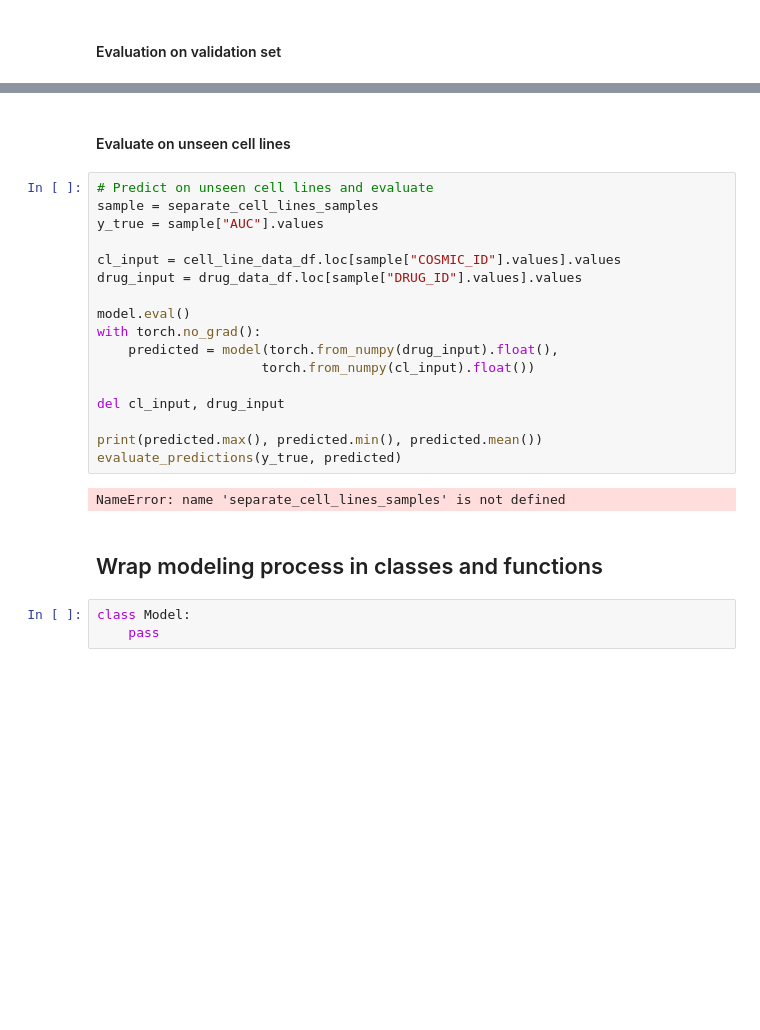
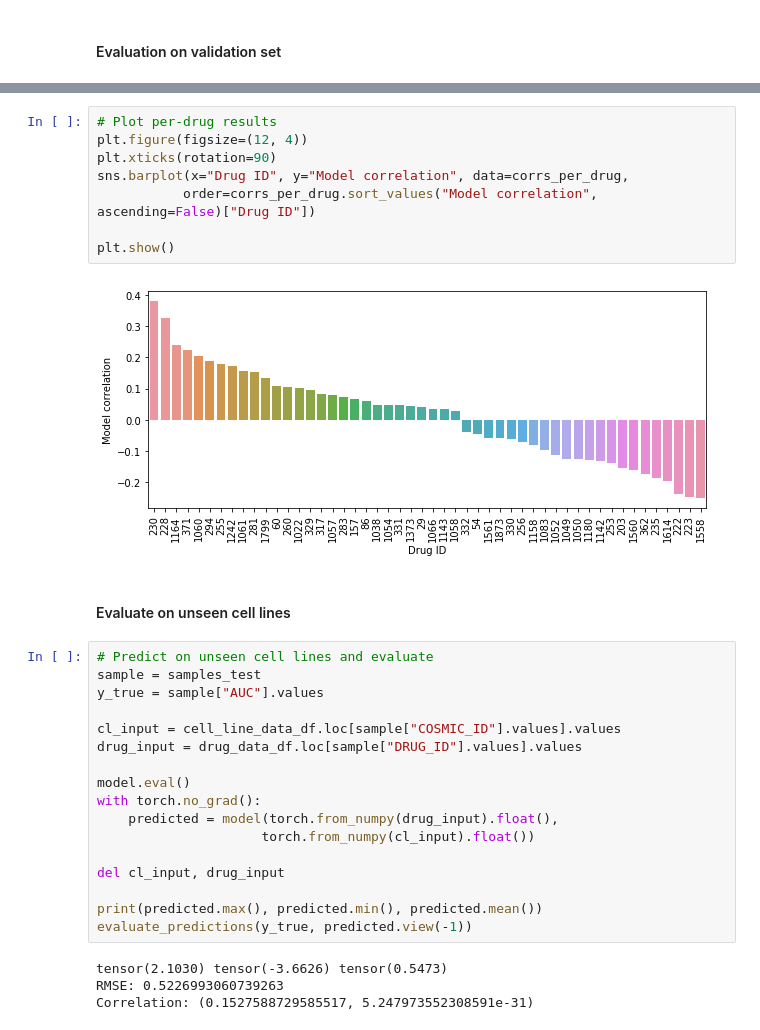
Before and after one commit to kkoras/rec-system-for-drug-response, a Jupyter notebook: Scripts/Prototypes and baseline models/linear_model_KINOMEscan_data.ipynb, the cells around one changed output, grey strips where cells are left out. Saved outputs shown, nothing was run; the diff lists cells and outputs as text; blank space fills up the shorter version.

```diff
--- a/Scripts/Prototypes and baseline models/linear_model_KINOMEscan_data.ipynb
+++ b/Scripts/Prototypes and baseline models/linear_model_KINOMEscan_data.ipynb
@@ -448,8 +570,18 @@ plt.show()
+# %%
+# Plot per-drug results
+plt.figure(figsize=(12, 4))
+plt.xticks(rotation=90)
+sns.barplot(x="Drug ID", y="Model correlation", data=corrs_per_drug,
+           order=corrs_per_drug.sort_values("Model correlation", ascending=False)["Drug ID"])
+
+plt.show()
+# %% [output]
+[figure, added]
 # %% [markdown]
 #### Evaluate on unseen cell lines
 # %%
 # Predict on unseen cell lines and evaluate
-sample = separate_cell_lines_samples
+sample = samples_test
 y_true = sample["AUC"].values
 
 cl_input = cell_line_data_df.loc[sample["COSMIC_ID"].values].values
@@ -463,11 +595,8 @@ with torch.no_grad():
 del cl_input, drug_input
 
 print(predicted.max(), predicted.min(), predicted.mean())
-evaluate_predictions(y_true, predicted)
+evaluate_predictions(y_true, predicted.view(-1))
 # %% [output]
-NameError: name 'separate_cell_lines_samples' is not defined
+tensor(2.1030) tensor(-3.6626) tensor(0.5473)
+RMSE: 0.5226993060739263
+Correlation: (0.1527588729585517, 5.247973552308591e-31)
-# %% [markdown]
-## Wrap modeling process in classes and functions
-# %%
-class Model:
-    pass
```
Also changed, not shown: parts of 50 cells of this notebook, 1 other file.
